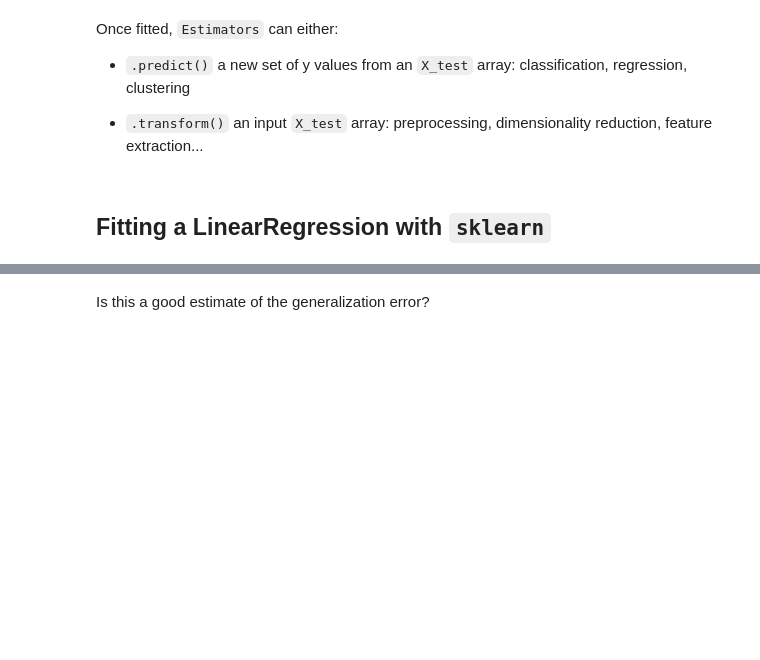
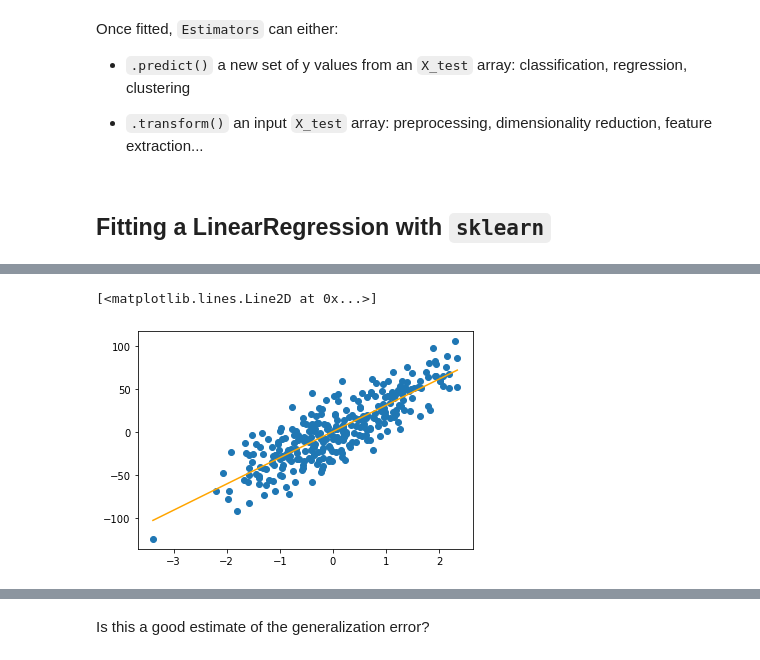
Before and after one commit to robertomanzanolopez/master-kschool, a Jupyter notebook: 08_Aprendizaje_supervisado_con_python/01-supervised_ml_I.empty.ipynb, the cells around one changed output, grey strips where cells are left out. Cells and saved outputs as stored; diff of their text form; code cells hidden in the pictures; blank space fills up the shorter version.

```diff
--- a/08_Aprendizaje_supervisado_con_python/01-supervised_ml_I.empty.ipynb
+++ b/08_Aprendizaje_supervisado_con_python/01-supervised_ml_I.empty.ipynb
@@ -62,0 +110,8 @@ We are going to generate fake data before we dive into real data
+# %%
+from sklearn.ensemble import RandomForestRegressor
+
+rf = RandomForestRegressor()
+
+rf.fit(X, y)
+
+rf.predict(X)
@@ -80,3 +153,6 @@ Once fitted, `Estimators` can either:
 - `.transform()` an input `X_test` array: preprocessing, dimensionality reduction, feature extraction...
 # %% [markdown]
 ## Fitting a LinearRegression with `sklearn`
+# %%
+lr = LinearRegression()#instanciamos una regresion lineal
+lr.predict(X)#esto asi dara error, porque esta regresion lineal no tiene unas variables tetas aun calculadas
@@ -82,0 +161,3 @@ Once fitted, `Estimators` can either:
+# %%
+lr.fit(X,y)#esta lr, se ha cambiado inplace, por lo tanto lo siguiente que voy ha hacer no dara error
+lr.coef_, lr.intercept_#estos parametros representan la recta que mejor se ajusta
@@ -82,0 +178,10 @@ Once fitted, `Estimators` can either:
+# %%
+plt.scatter(X,y)
+
+xs = np.linspace(min(X),max(X))
+y_hat = lr.coef_ * xs + lr.intercept_
+
+plt.plot(xs,y_hat,c='orange')
+# %% [output]
+[<matplotlib.lines.Line2D at 0x...>]
+[figure, added]
```
Also changed, not shown: parts of 42 cells of this notebook, 1 other file.
